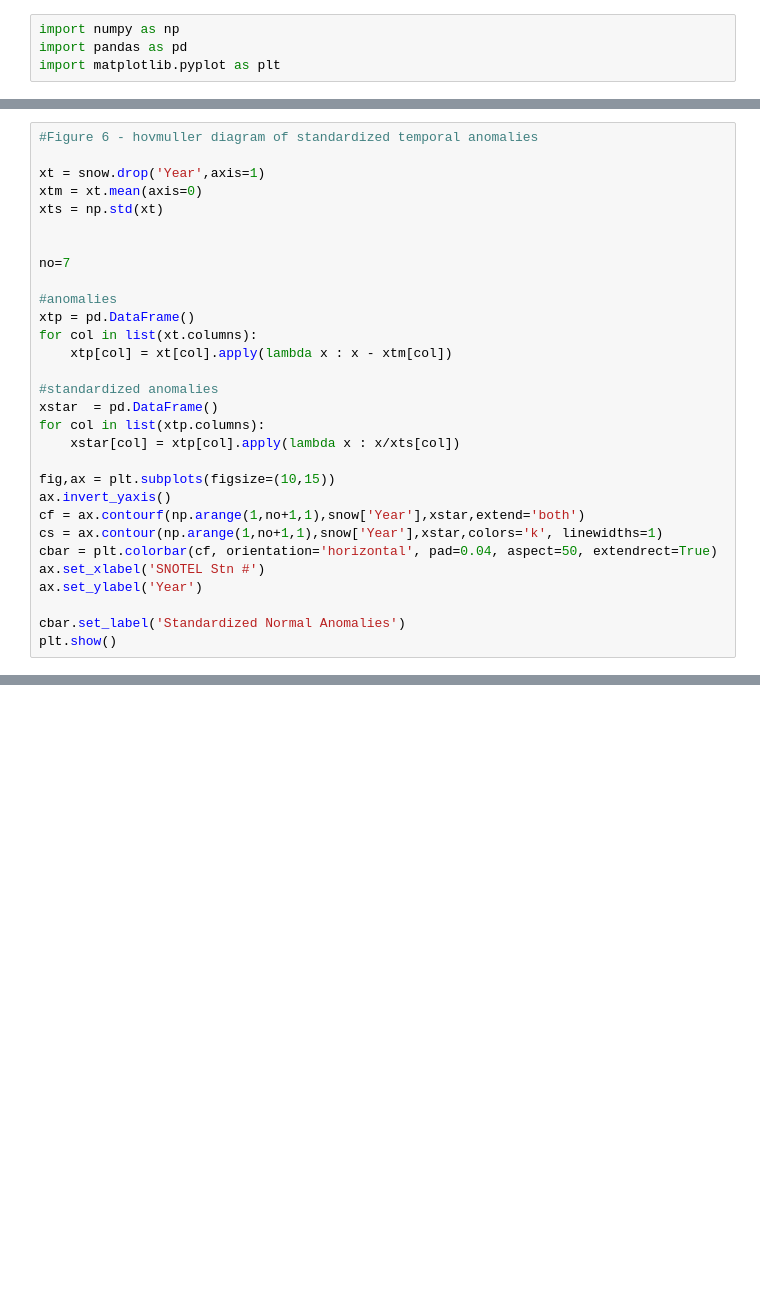
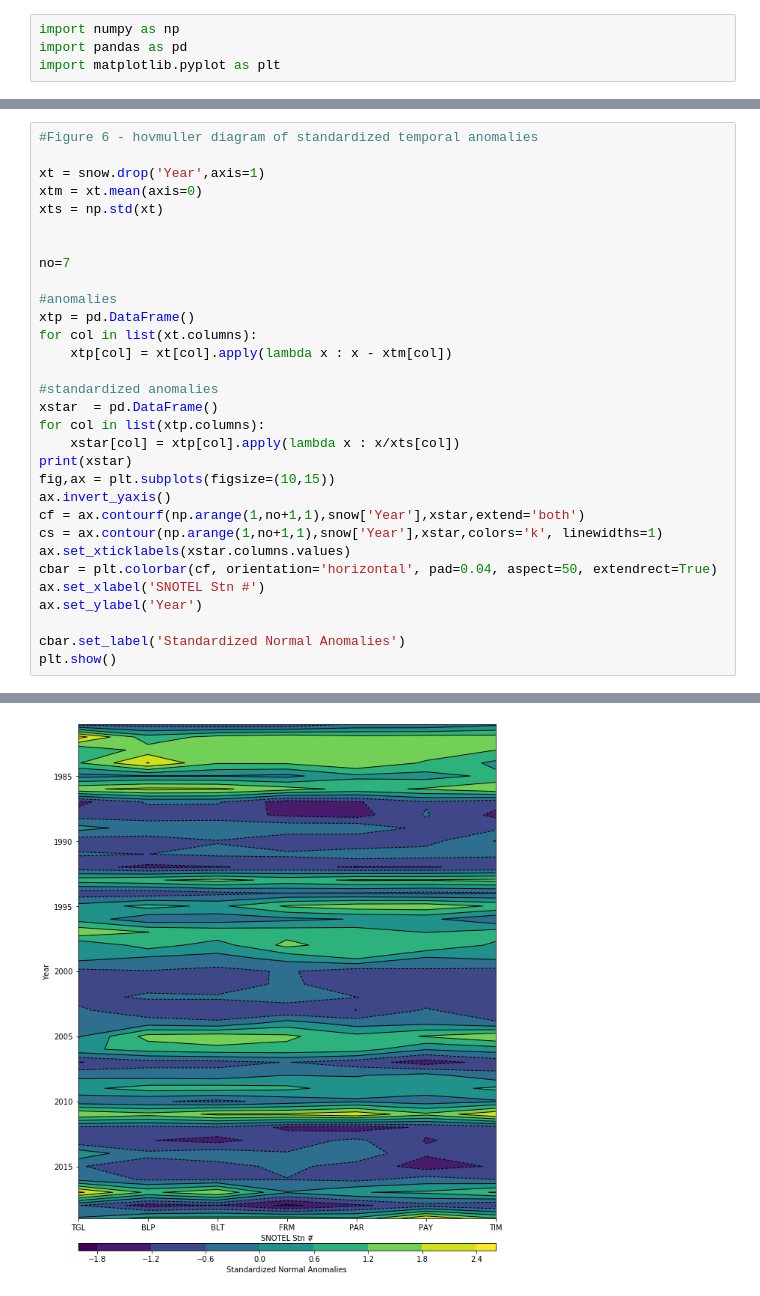
Before and after one commit to johnhorel/atmos_5040_2019, a Jupyter notebook: chapter 4/Chapter4.ipynb, the cells around one changed output, grey strips where cells are left out. Drawn from its saved outputs; the diff is of its cells as text; blank space fills up the shorter version.

```diff
--- a/chapter 4/Chapter4.ipynb
+++ b/chapter 4/Chapter4.ipynb
@@ -119,14 +139,16 @@ for col in list(xt.columns):
 xstar  = pd.DataFrame()
 for col in list(xtp.columns):
     xstar[col] = xtp[col].apply(lambda x : x/xts[col])
-
+print(xstar)
 fig,ax = plt.subplots(figsize=(10,15))
 ax.invert_yaxis()
 cf = ax.contourf(np.arange(1,no+1,1),snow['Year'],xstar,extend='both')
 cs = ax.contour(np.arange(1,no+1,1),snow['Year'],xstar,colors='k', linewidths=1)
+ax.set_xticklabels(xstar.columns.values)
 cbar = plt.colorbar(cf, orientation='horizontal', pad=0.04, aspect=50, extendrect=True)
 ax.set_xlabel('SNOTEL Stn #')
 ax.set_ylabel('Year')
 
 cbar.set_label('Standardized Normal Anomalies')
 plt.show()
+# %% [output]
@@ -132,0 +172 @@ plt.show()
+[figure, added]
```
Also changed, not shown: parts of 5 cells of this notebook.
